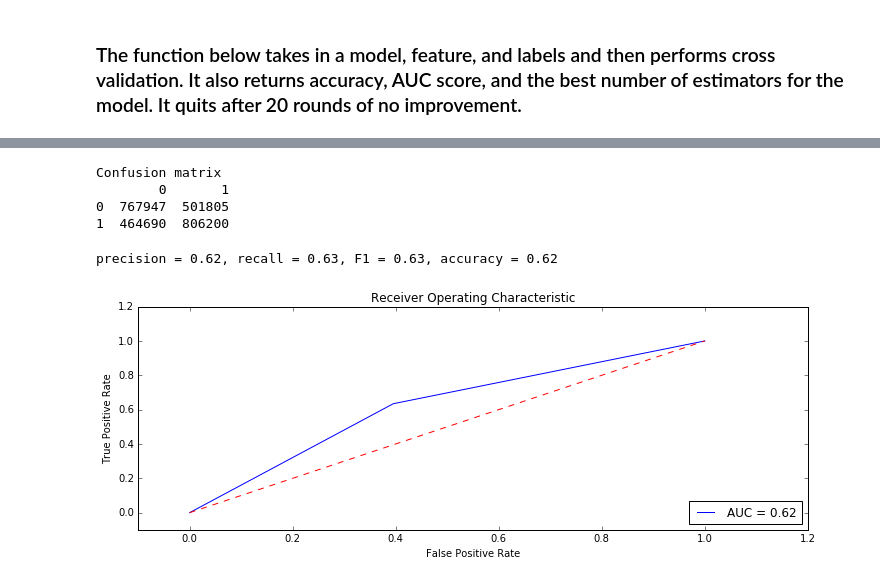
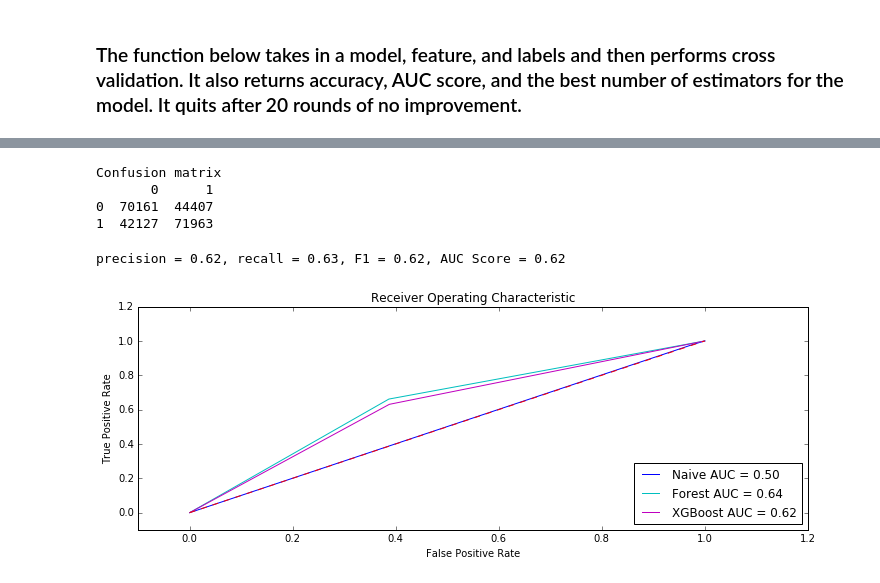
Before and after one commit to yaskyj/datascienceintensive, a Jupyter notebook: capstone/Flight Delays.ipynb, the cells around one changed output, grey strips where cells are left out. Cells and saved outputs as stored; diff of their text form; code cells hidden in the pictures.

Commit message:
ROC curves plotted and naive, forest, and xgb created

```diff
--- a/capstone/Flight Delays.ipynb
+++ b/capstone/Flight Delays.ipynb
@@ -419,0 +428,5 @@ features = [c for c in training.columns if c in ['days_from_holidays', 'DAY_OF_M
+# %%
+# Create a training and a testing set for the naive bayes classifier using
+# cross validation
+naive_features_train, naive_features_test, naive_labels_train, naive_labels_test = \
+    cross_validation.train_test_split(training[features], training['ARR_DEL15'], test_size=0.70)
@@ -514,6 +558,10 @@ def modelfit(alg, features, labels, useTrainCV=True, cv_folds=5,
     print "\nModel Report"
     print "Accuracy : %.4g" % metrics.accuracy_score(labels.values, dtrain_predictions)
     print "AUC Score (Train): %f" % metrics.roc_auc_score(labels, dtrain_predprob)
+
+    feat_imp = pd.Series(alg.booster().get_fscore()).sort_values(ascending=False)
+    feat_imp.plot(kind='bar', title='Feature Importances')
+    plt.ylabel('Feature Importance Score')
 # %%
 #Create an Extreme Gradient Boosting classifier and feed it into the model fit
 #function
@@ -540,7 +589,7 @@ AUC Score (Train): 0.700989
 # Use the appropriate number of estimators to create the classifier
 boost =  xgb.XGBClassifier(
  learning_rate = 1,
- n_estimators=15,
+ n_estimators=21,
  max_depth=5,
  min_child_weight=1,
  gamma=0,
@@ -552,41 +601,53 @@ boost =  xgb.XGBClassifier(
  seed=27).fit(features_train, labels_train)
 # %%
 # Evaluate on larger test set
-pred = boost.predict(features_test_1)
+pred = boost.predict(features_test)
 
 # Creates confustion matrix and prints it out
-cm = metrics.confusion_matrix(labels_test_1, pred)
+cm = metrics.confusion_matrix(labels_test, pred)
 print("Confusion matrix")
 print(pd.DataFrame(cm))
 
 #Creates and print out the precision, recall, f1, and auc scores
-report_rf = metrics.precision_recall_fscore_support(list(labels_test_1),
+report_rf = metrics.precision_recall_fscore_support(list(labels_test),
                                                     list(pred), average='micro')
-report_rf = metrics.precision_recall_fscore_support(list(labels_test_1), list(pred),
+report_rf = metrics.precision_recall_fscore_support(list(labels_test), list(pred),
                                                     average='micro')
-print "precision = %0.2f, recall = %0.2f, F1 = %0.2f, accuracy = %0.2f\n" % \
+print "precision = %0.2f, recall = %0.2f, F1 = %0.2f, AUC Score = %0.2f\n" % \
         (report_rf[0],
          report_rf[1],
          report_rf[2],
-         metrics.roc_auc_score(list(labels_test_1.values), list(pred)))
-
-#Creating and plotting the ROC Curve
-false_positive_rate, true_positive_rate, thresholds = metrics.roc_curve(list(labels_test_1), list(pred))
-roc_auc = metrics.auc(false_positive_rate, true_positive_rate)
-plt.title('Receiver Operating Characteristic')
-plt.plot(false_positive_rate, true_positive_rate, 'b',
-label='AUC = %0.2f'% roc_auc)
-plt.legend(loc='lower right')
-plt.plot([0,1],[0,1],'r--')
-plt.xlim([-0.1,1.2])
-plt.ylim([-0.1,1.2])
-plt.ylabel('True Positive Rate')
-plt.xlabel('False Positive Rate')
-plt.show()
+         metrics.roc_auc_score(list(labels_test.values), list(pred)))
 # %% [output]
 Confusion matrix
-        0       1
-0  767947  501805
-1  464690  806200
+       0      1
+0  70161  44407
+1  42127  71963
-precision = 0.62, recall = 0.63, F1 = 0.63, accuracy = 0.62
+precision = 0.62, recall = 0.63, F1 = 0.62, AUC Score = 0.62
-[figure, removed]
+# %%
+# Creating and plotting the ROC Curve
+naive_false_positive_rate, naive_true_positive_rate, naive_thresholds = metrics.roc_curve(list(naive_labels_test), list(naive_pred))
+naive_roc_auc = metrics.auc(naive_false_positive_rate, naive_true_positive_rate)
+
+forest_false_positive_rate, forest_true_positive_rate, forest_thresholds = metrics.roc_curve(list(labels_test), list(forest_pred))
+forest_roc_auc = metrics.auc(forest_false_positive_rate, forest_true_positive_rate)
+
+false_positive_rate, true_positive_rate, thresholds = metrics.roc_curve(list(labels_test), list(pred))
+roc_auc = metrics.auc(false_positive_rate, true_positive_rate)
+
+plt.title('Receiver Operating Characteristic')
+plt.plot(naive_false_positive_rate, naive_true_positive_rate, 'b',
+label='Naive AUC = %0.2f'% naive_roc_auc)
+plt.plot(forest_false_positive_rate, forest_true_positive_rate, 'c',
+label='Forest AUC = %0.2f'% forest_roc_auc)
+plt.plot(false_positive_rate, true_positive_rate, 'm',
+label='XGBoost AUC = %0.2f'% roc_auc)
+plt.legend(loc='lower right')
+plt.plot([0,1],[0,1],'r--')
+plt.xlim([-0.1,1.2])
+plt.ylim([-0.1,1.2])
+plt.ylabel('True Positive Rate')
+plt.xlabel('False Positive Rate')
+plt.show()
+# %% [output]
+[figure, added]
```
Also changed, not shown: parts of 13 cells of this notebook.
